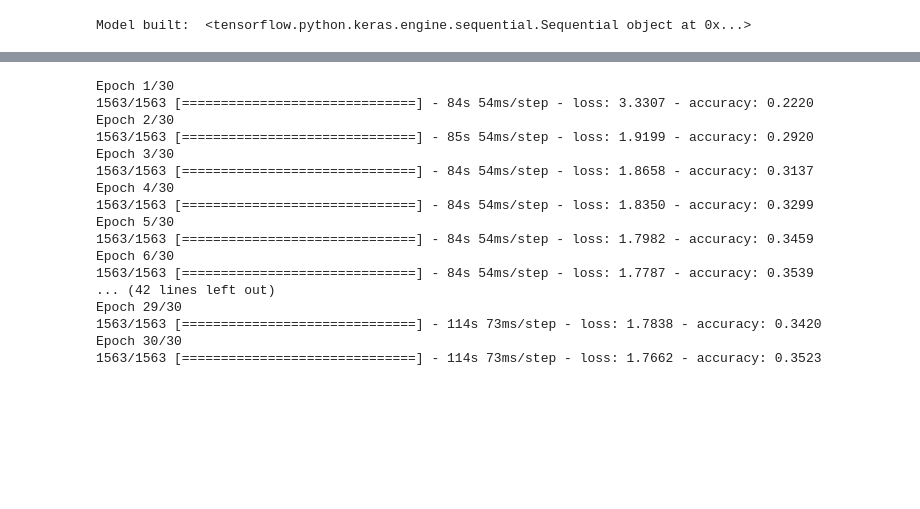
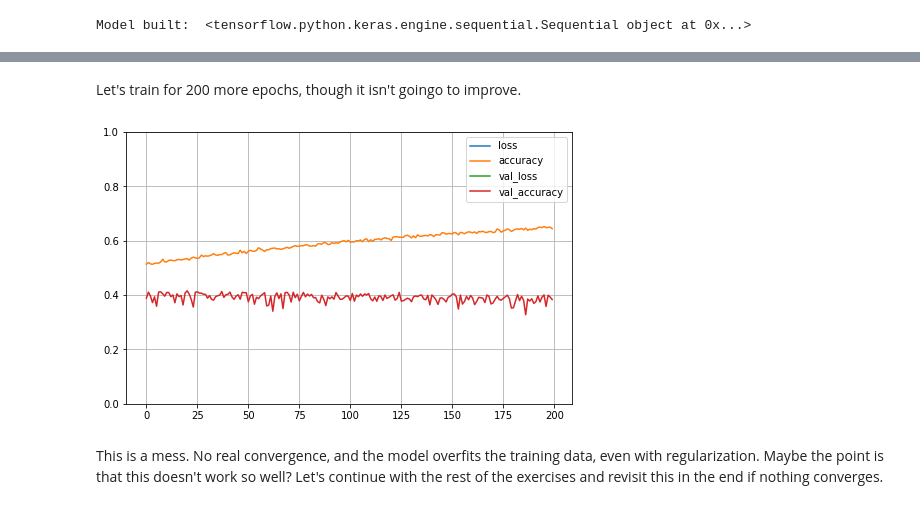
Before and after one commit to youngelf/MachineLearning, a Jupyter notebook: Hands-On2/Chapter 11.ipynb, the cells around one changed output, grey strips where cells are left out. Drawn from its saved outputs; the diff is of its cells as text; code cells hidden in the pictures; blank space fills up the shorter version.

Commit message:
Chapter 11 last exercise, still iterating

```diff
--- a/Hands-On2/Chapter 11.ipynb
+++ b/Hands-On2/Chapter 11.ipynb
@@ -476,20 +476,17 @@ plt.show()
-# %%
-history = mm.fit(trainX, trainy, epochs=30)
-# %% [output]
-Epoch 1/30
-1563/1563 [==============================] - 84s 54ms/step - loss: 3.3307 - accuracy: 0.2220
-Epoch 2/30
-1563/1563 [==============================] - 85s 54ms/step - loss: 1.9199 - accuracy: 0.2920
-Epoch 3/30
-1563/1563 [==============================] - 84s 54ms/step - loss: 1.8658 - accuracy: 0.3137
-Epoch 4/30
-1563/1563 [==============================] - 84s 54ms/step - loss: 1.8350 - accuracy: 0.3299
-Epoch 5/30
-1563/1563 [==============================] - 84s 54ms/step - loss: 1.7982 - accuracy: 0.3459
-Epoch 6/30
-1563/1563 [==============================] - 84s 54ms/step - loss: 1.7787 - accuracy: 0.3539
-... (42 lines left out)
-Epoch 29/30
-1563/1563 [==============================] - 114s 73ms/step - loss: 1.7838 - accuracy: 0.3420
-Epoch 30/30
-1563/1563 [==============================] - 114s 73ms/step - loss: 1.7662 - accuracy: 0.3523
+# %% [markdown]
+Let's train for 200 more epochs, though it isn't goingo to improve.
+# %%
+history2_bigbatch = mm2.fit(X_train, y_train, epochs=200, verbose=0,
+                 batch_size=32,
+                 validation_data=(X_valid, y_valid))
+# %%
+import pandas as pd
+
+pd.DataFrame(history2_bigbatch.history).plot(figsize=(8,5))
+plt.grid(True)
+plt.gca().set_ylim(0,1) # Y axis set to [0,1]
+plt.show()
+# %% [output]
+[figure, added]
+# %% [markdown]
+This is a mess. No real convergence, and the model overfits the training data, even with regularization. Maybe the point is that this doesn't work so well? Let's continue with the rest of the exercises and revisit this in the end if nothing converges.
```
Also changed, not shown: parts of 6 cells of this notebook.
